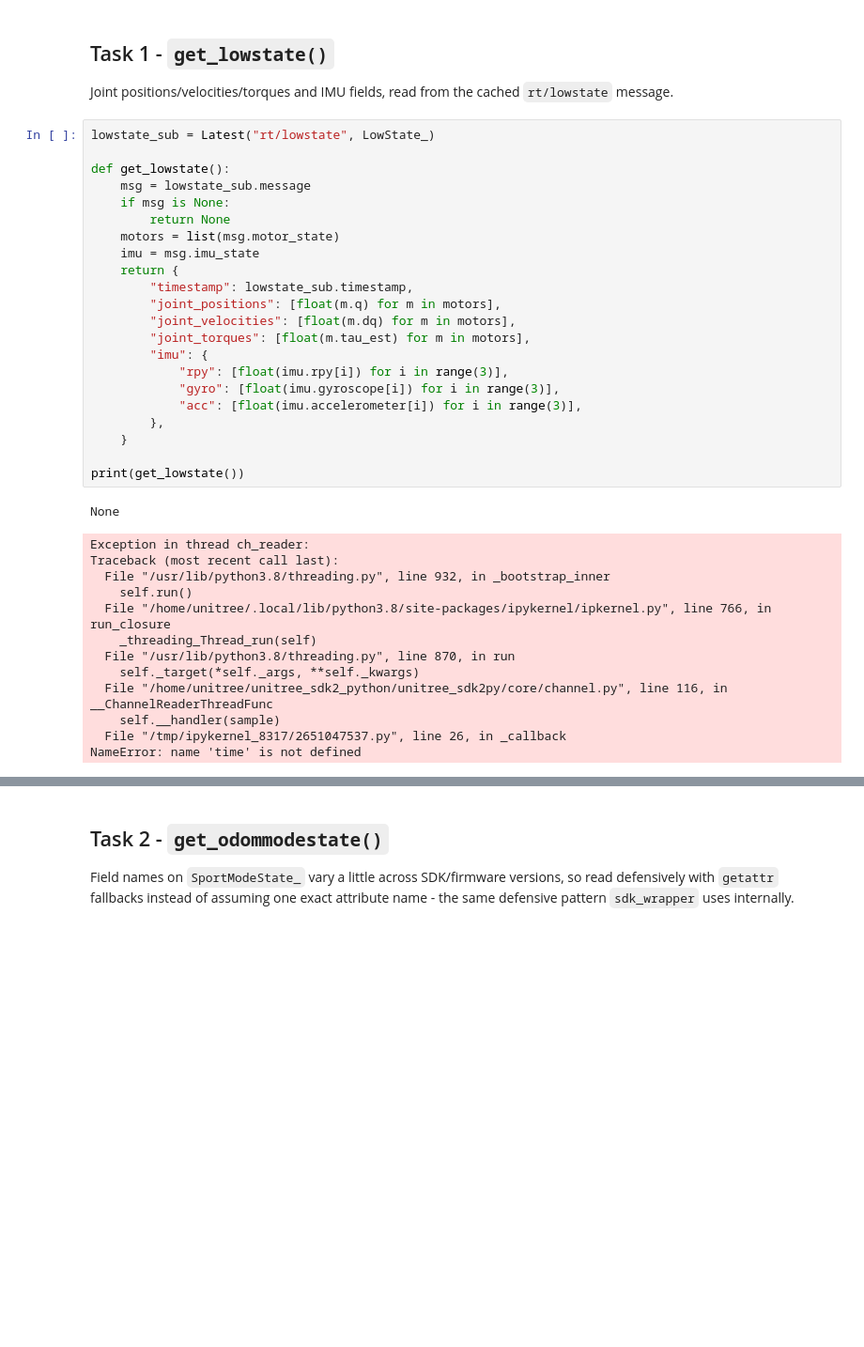
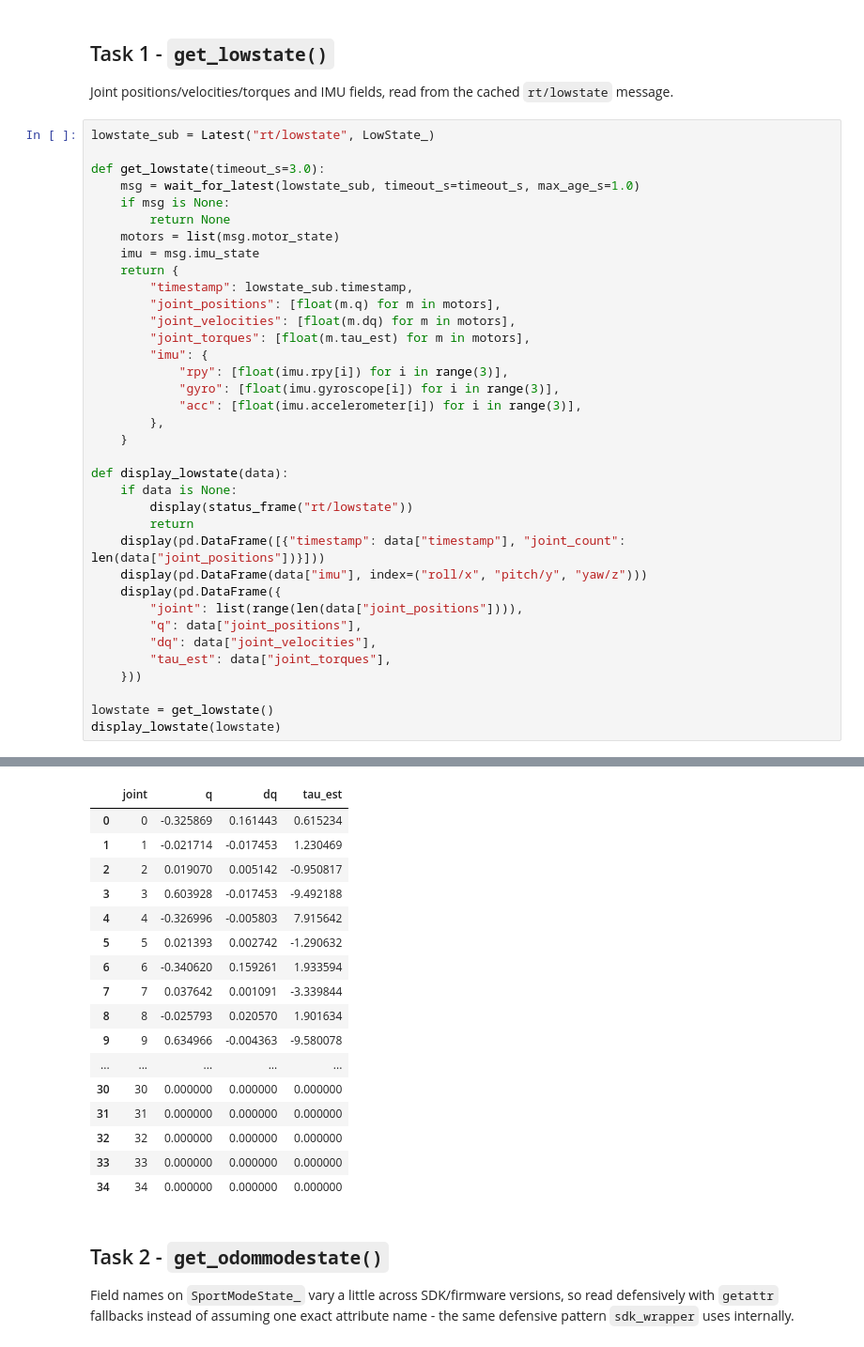
Before and after one commit to AhmedGalaiEF/ef_ws, a Jupyter notebook: g1/academy/solved/task4_robot_state_observation.ipynb, the cells around one changed output, grey strips where cells are left out. Shown at 94% size. Drawn from its saved outputs; the diff is of its cells as text; blank space fills up the shorter version.

```diff
--- a/g1/academy/solved/task4_robot_state_observation.ipynb
+++ b/g1/academy/solved/task4_robot_state_observation.ipynb
@@ -38,8 +78,8 @@ Joint positions/velocities/torques and IMU fields, read from the cached `rt/lows
 # %%
 lowstate_sub = Latest("rt/lowstate", LowState_)
 
-def get_lowstate():
-    msg = lowstate_sub.message
+def get_lowstate(timeout_s=3.0):
+    msg = wait_for_latest(lowstate_sub, timeout_s=timeout_s, max_age_s=1.0)
     if msg is None:
         return None
     motors = list(msg.motor_state)
@@ -56,18 +96,19 @@ def get_lowstate():
         },
     }
 
-print(get_lowstate())
+def display_lowstate(data):
+    if data is None:
+        display(status_frame("rt/lowstate"))
+        return
+    display(pd.DataFrame([{"timestamp": data["timestamp"], "joint_count": len(data["joint_positions"])}]))
+    display(pd.DataFrame(data["imu"], index=("roll/x", "pitch/y", "yaw/z")))
+    display(pd.DataFrame({
+        "joint": list(range(len(data["joint_positions"]))),
+        "q": data["joint_positions"],
+        "dq": data["joint_velocities"],
+        "tau_est": data["joint_torques"],
+    }))
+
+lowstate = get_lowstate()
+display_lowstate(lowstate)
 # %% [output]
-None
-Exception in thread ch_reader:
-Traceback (most recent call last):
-  File "/usr/lib/python3.8/threading.py", line 932, in _bootstrap_inner
-    self.run()
-  File "/home/unitree/.local/lib/python3.8/site-packages/ipykernel/ipkernel.py", line 766, in run_closure
-    _threading_Thread_run(self)
-  File "/usr/lib/python3.8/threading.py", line 870, in run
-    self._target(*self._args, **self._kwargs)
-  File "/home/unitree/unitree_sdk2_python/unitree_sdk2py/core/channel.py", line 116, in __ChannelReaderThreadFunc
-    self.__handler(sample)
-  File "/tmp/ipykernel_8317/2651047537.py", line 26, in _callback
-NameError: name 'time' is not defined
@@ -74,3 +121,20 @@ NameError: name 'time' is not defined
+|  | joint | q | dq | tau_est |
+| 0 | 0 | -0.325869 | 0.161443 | 0.615234 |
+| 1 | 1 | -0.021714 | -0.017453 | 1.230469 |
+| 2 | 2 | 0.019070 | 0.005142 | -0.950817 |
+| 3 | 3 | 0.603928 | -0.017453 | -9.492188 |
+| 4 | 4 | -0.326996 | -0.005803 | 7.915642 |
+| 5 | 5 | 0.021393 | 0.002742 | -1.290632 |
+| 6 | 6 | -0.340620 | 0.159261 | 1.933594 |
+| 7 | 7 | 0.037642 | 0.001091 | -3.339844 |
+| 8 | 8 | -0.025793 | 0.020570 | 1.901634 |
+| 9 | 9 | 0.634966 | -0.004363 | -9.580078 |
+| ... | ... | ... | ... | ... |
+| 30 | 30 | 0.000000 | 0.000000 | 0.000000 |
+| 31 | 31 | 0.000000 | 0.000000 | 0.000000 |
+| 32 | 32 | 0.000000 | 0.000000 | 0.000000 |
+| 33 | 33 | 0.000000 | 0.000000 | 0.000000 |
+| 34 | 34 | 0.000000 | 0.000000 | 0.000000 |
 # %% [markdown]
 ## Task 2 - `get_odommodestate()`
 Field names on `SportModeState_` vary a little across SDK/firmware versions, so read defensively with `getattr` fallbacks instead of assuming one exact attribute name - the same defensive pattern `sdk_wrapper` uses internally.
```
Also changed, not shown: parts of 9 cells of this notebook, 5 other files.
